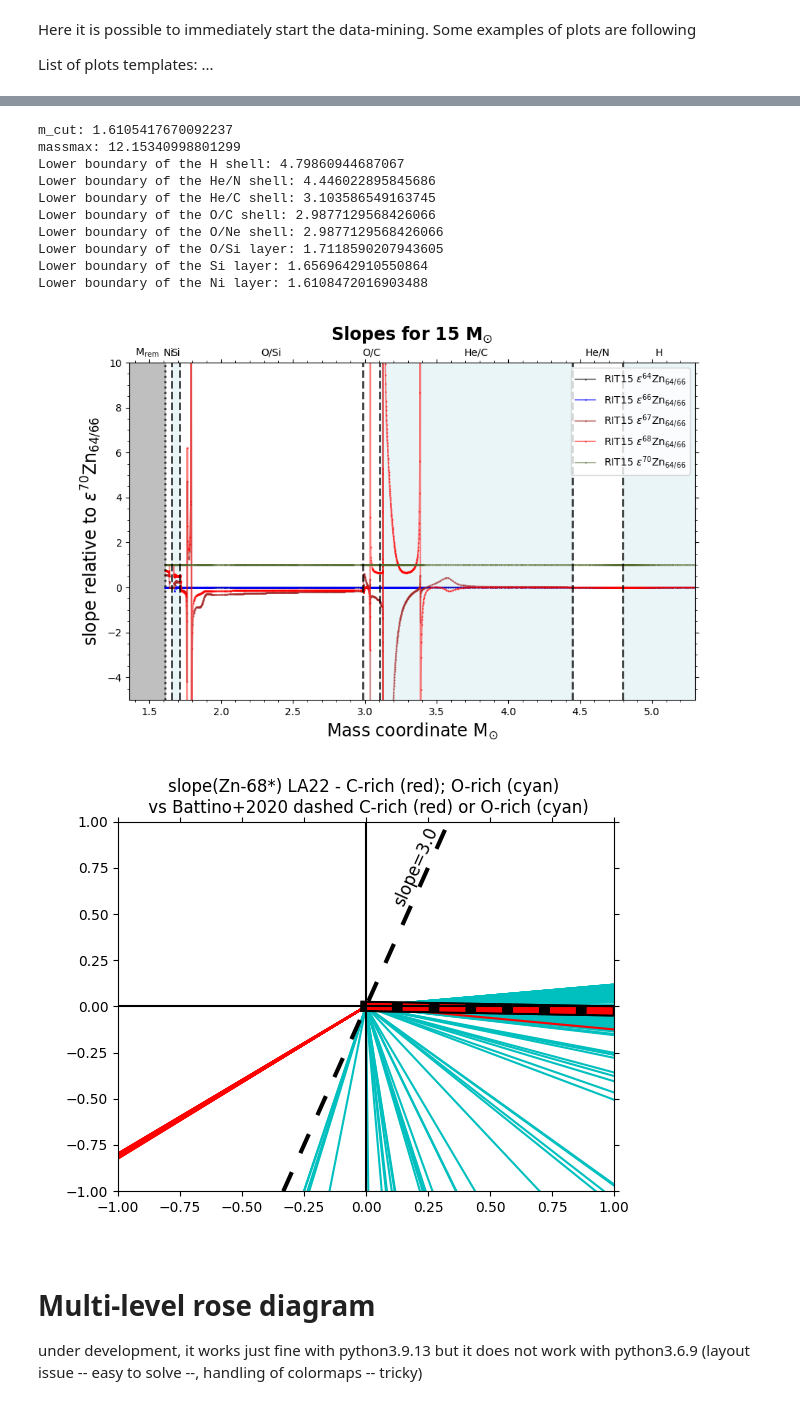
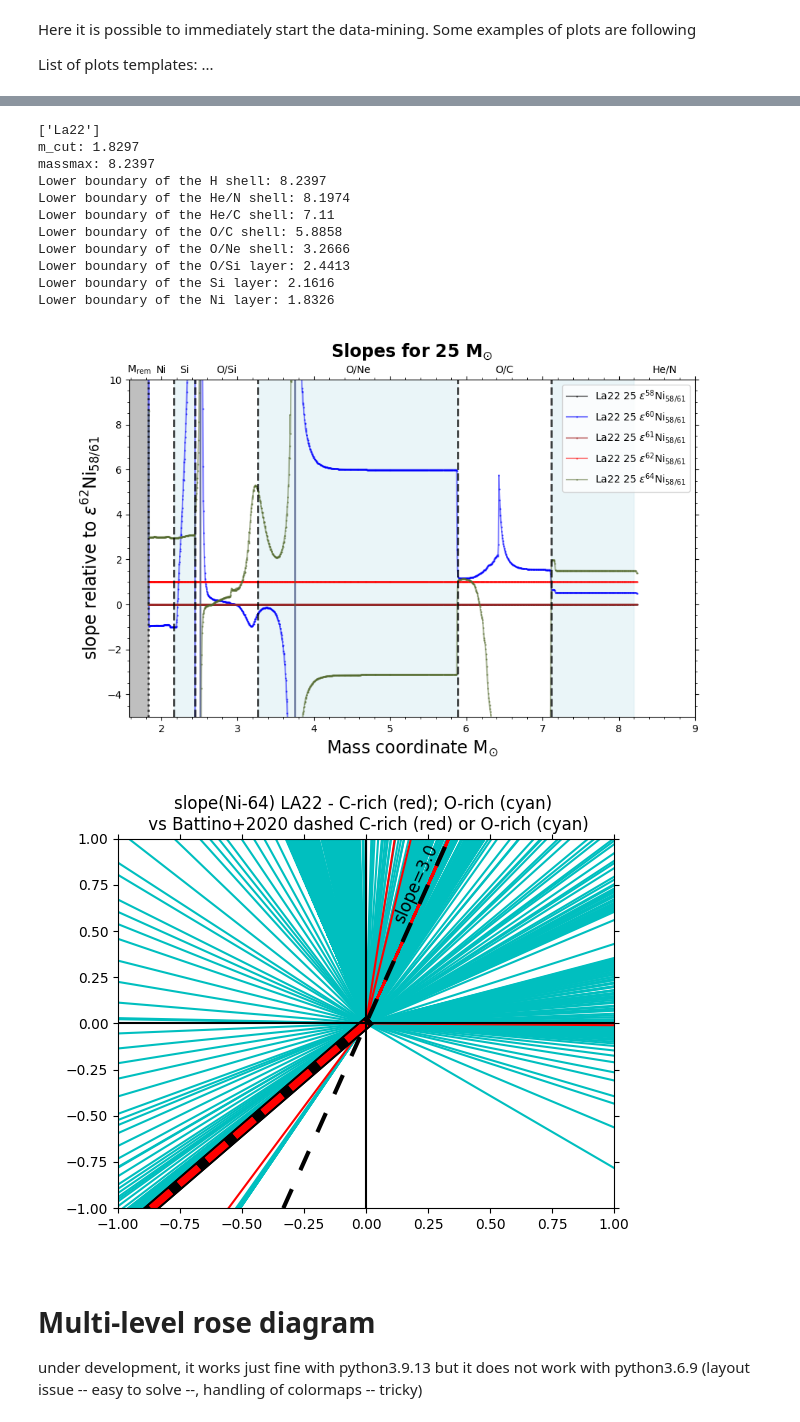
Before and after one commit to NuGrid/chetec-infra_WP9, a Jupyter notebook: simple_plot_v11.ipynb, the cells around one changed output, grey strips where cells are left out. Saved outputs shown, nothing was run; the diff lists cells and outputs as text; code cells hidden in the pictures.

Commit message:
updates for the structure plots

```diff
--- a/simple_plot_v11.ipynb
+++ b/simple_plot_v11.ipynb
@@ -466,10 +480,12 @@ plt.show()
 ifig=25
 plt.figure(ifig).clear(); plt.figure(ifig)
 
-iso_selected      = 'Zn-68*/Zn-64*'
+#iso_selected      = 'Zn-68*/Zn-64*'
+iso_selected      = 'Ni-61/Ni-58'
 # isotope name to use for the legend
 dum = re.findall(r'\d+', iso_selected); int_for_label = list(map(int, dum))[0]
 label_for_legend = f'$\\epsilon^{{{int_for_label}}}{{\\rm {normlabel[0]}}}_{{{downlabel[1]}/{normmulabel[1]}}}$'
+print(label_for_legend)
 
 for i in range(len(all_models)):
     plt.plot(all_models[label_models[i]][reqmass]['masscoord'],all_models[label_models[i]][reqmass]['slope'][iso_selected],color=col[i],marker=llin,markersize=4,ls='-',\
@@ -521,7 +538,8 @@ plt.show()
 ifig=26
 plt.figure(ifig).clear(); plt.figure(ifig)
 
-iso_selected = 'Zn-68*/Zn-64*'
+#iso_selected = 'Zn-68*/Zn-64*'
+iso_selected = 'Ni-61/Ni-58'
 
 for i in range(len(all_models)):
     plt.plot(all_models[label_models[i]][reqmass]['masscoord'],all_models[label_models[i]][reqmass]['isoratio_minus_1'][iso_selected],\
@@ -573,28 +592,30 @@ label_for_legend = [f'$\\epsilon^{{{i}}}{{\\rm {normlabel[0]}}}_{{{downlabel[1]}
 
 plot_ylabel = ylabel4
 title_plot = "Slopes for "+str(reqmass)+" M$_{\odot}$"
-
-ratioplot(rmodels, iso_selected, reqmass, all_models, plot_ylabel, label_for_legend, title_plot, col, lin,\
+print(rmodels)
+rmodel = rmodels[0]
+ratioplot(rmodel, iso_selected, reqmass, all_models, plot_ylabel, label_for_legend, title_plot, col, lin,\
           x1=1.5, x2=5.5, y1=-5, y2=10, ratio_name="slopes_and_structure_test.png",onion=True)
 # %% [output]
-m_cut: 1.6105417670092237
-massmax: 12.15340998801299
-Lower boundary of the H shell: 4.79860944687067
-Lower boundary of the He/N shell: 4.446022895845686
-Lower boundary of the He/C shell: 3.103586549163745
-Lower boundary of the O/C shell: 2.9877129568426066
-Lower boundary of the O/Ne shell: 2.9877129568426066
-Lower boundary of the O/Si layer: 1.7118590207943605
-Lower boundary of the Si layer: 1.6569642910550864
-Lower boundary of the Ni layer: 1.6108472016903488
+['La22']
+m_cut: 1.8297
+massmax: 8.2397
+Lower boundary of the H shell: 8.2397
+Lower boundary of the He/N shell: 8.1974
+Lower boundary of the He/C shell: 7.11
+Lower boundary of the O/C shell: 5.8858
+Lower boundary of the O/Ne shell: 3.2666
+Lower boundary of the O/Si layer: 2.4413
+Lower boundary of the Si layer: 2.1616
+Lower boundary of the Ni layer: 1.8326
-[figure, old version]
+[figure, new version]
 # %%
 # ratio plot; slopes
 ifig=76
 plt.figure(ifig).clear(); plt.figure(ifig)
 
-#iso_plot = 'Ni-64*'; iso_ref = 'Ni-61'
-iso_plot = 'Zn-68*'; iso_ref = 'Zn-66'
+iso_plot = 'Ni-64'; iso_ref = 'Ni-61'
+#iso_plot = 'Zn-68*'; iso_ref = 'Zn-66'
 ind_ = iso_up_plot.index(iso_plot)
 indu_ = e_label.index(iso_plot); indd_ = e_label.index(iso_ref)
 indn_ = e_label.index(iso_norm_mu_and_eps[0]) ; inds_ = e_label.index(iso_norm_slope)
@@ -644,34 +665,34 @@ sign_x = np.sign(what_mind); sign_y = sign_x * np.sign(what_slope[ind_])
 
 [plt.plot([0.,1.*sign_x[i]],[0.,1.*np.abs(what_slope[ind_][i])*sign_y[i]], c='k',ls='-',lw=8)  for i in range(len(what_slope[ind_])) if\
     what_abu[ind_c12][i]/what_abu[ind_o16][i]<1]
 [plt.plot([0.,1.*sign_x[i]],[0.,1.*np.abs(what_slope[ind_][i])*sign_y[i]], c='k',ls='-',lw=8)  for i in range(len(what_slope[ind_])) if\
     what_abu[ind_c12][i]/what_abu[ind_o16][i]>1]
 [plt.plot([0.,1.*sign_x[i]],[0.,1.*np.abs(what_slope[ind_][i])*sign_y[i]], c='c',ls='--',lw=5)  for i in range(len(what_slope[ind_])) if\
     what_abu[ind_c12][i]/what_abu[ind_o16][i]<1]
 [plt.plot([0.,1.*sign_x[i]],[0.,1.*np.abs(what_slope[ind_][i])*sign_y[i]], c='r',ls='--',lw=5)  for i in range(len(what_slope[ind_])) if\
     what_abu[ind_c12][i]/what_abu[ind_o16][i]>1]
 
 plt.axhline(y=0,color='k'); plt.axvline(x=0,color='k')
 
 # slope from obs?
 sl = 3.0
 plt.axline((0, 0.0), slope=sl, color="black", linestyle=(0, (5, 5)), lw=3)
 plt.text(0.1, 0.55, "slope="+str(sl), rotation=66, fontsize=12)
 
 plt.title('slope('+iso_plot+\
           ') LA22 - C-rich (red); O-rich (cyan) \n vs Battino+2020 dashed C-rich (red) or O-rich (cyan)')
 #plt.title('slope('+iso_plot+\
 #          ') SI18 - C-rich (red); O-rich (cyan) \n vs Battino+2020 dashed C-rich (red) or O-rich (cyan)')
 
 plt.xlim(-1,1); plt.ylim(-1,1)
 plt.tick_params(left=True,right=True,top=True,labelleft=True,which='both') #,labelright=True)
 
 
 plt.savefig('la22_vs_bat20'+iso_plot+'slope.pdf')
 
 plt.show()
 # %% [output]
-[figure, old version]
+[figure, new version]
 # %% [markdown]
 # Multi-level rose diagram
 
```
Also changed, not shown: parts of 9 cells of this notebook, 2 other files.
